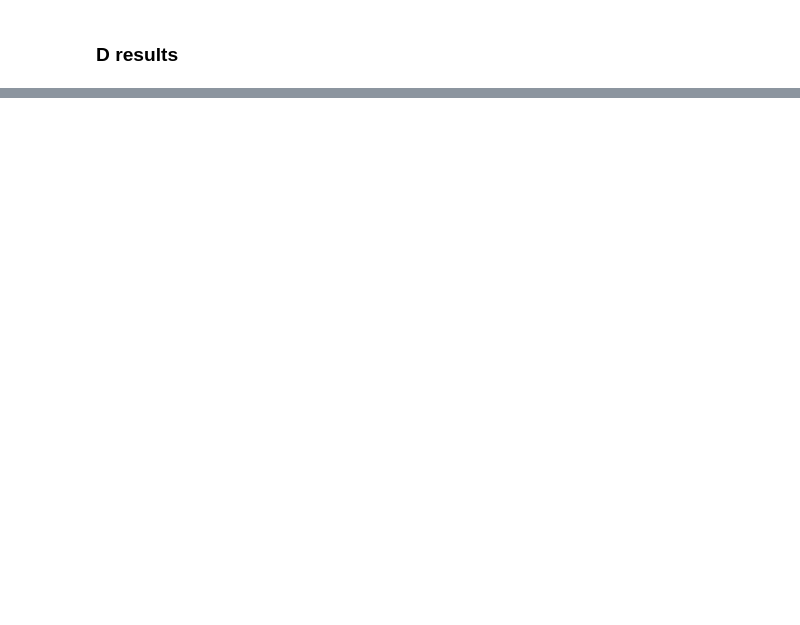
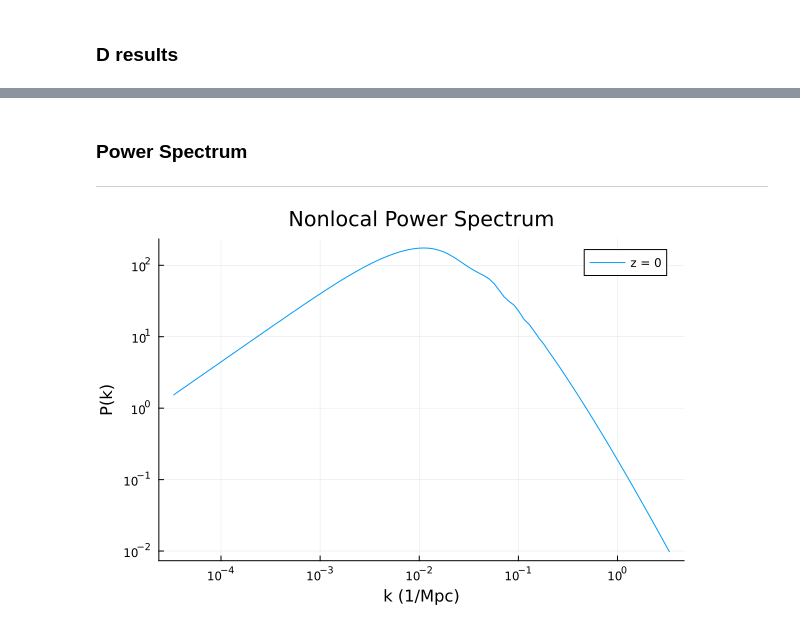
Before and after one commit to Reverse-Pyramid/Nonlocal-21cm-Cosmology, a Jupyter notebook: Nonlocal_21cm/Testing/test.ipynb, the cells around one changed output, grey strips where cells are left out. Saved outputs shown, nothing was run; the diff lists cells and outputs as text; code cells hidden in the pictures; blank space fills up the shorter version.

```diff
--- a/Nonlocal_21cm/Testing/test.ipynb
+++ b/Nonlocal_21cm/Testing/test.ipynb
@@ -25,0 +35,7 @@ PFL.plot_d_LCDM!(1000)
+# %% [markdown]
+### Power Spectrum
+---
+# %%
+PF.power_spectrum_plot(-1.0, 4.0, 0)
+# %% [output]
+[figure, added]
```
Also changed, not shown: parts of 6 cells of this notebook, 7 other files.
